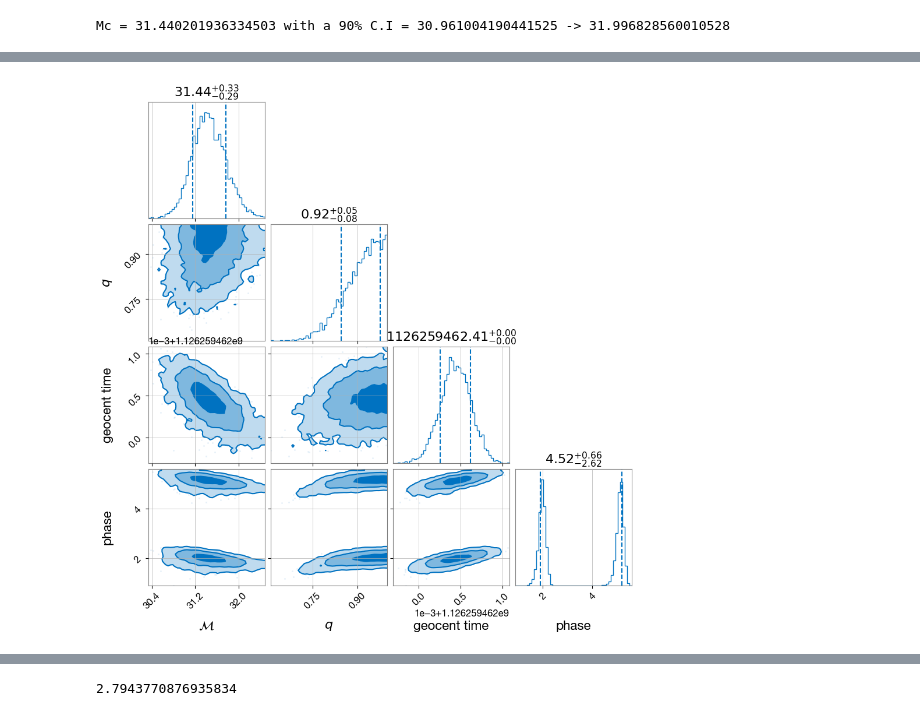
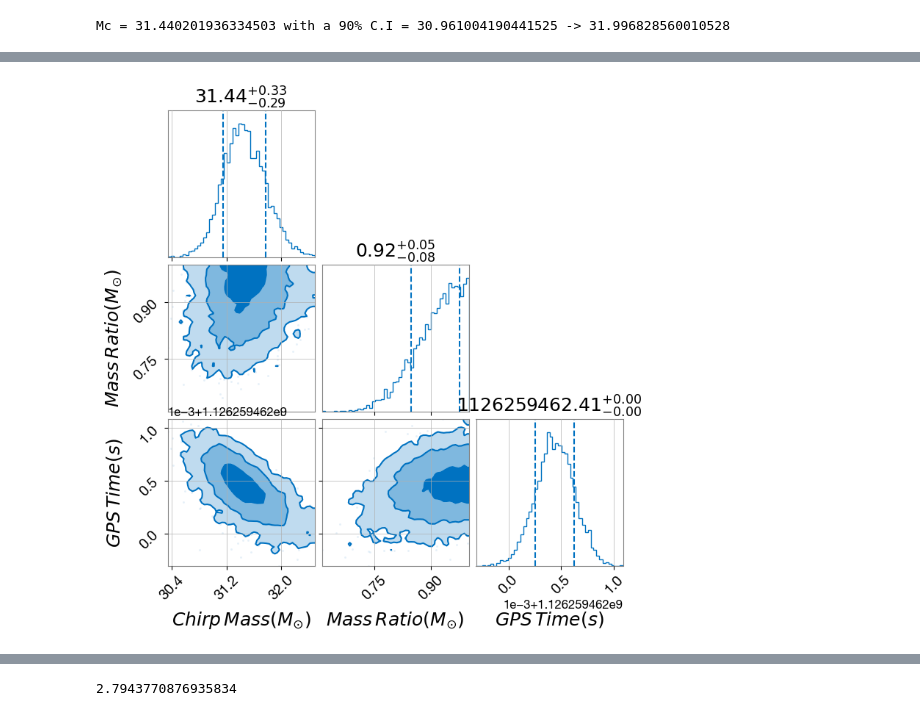
Before and after one commit to maxthebigcoda/astro-projects, a Jupyter notebook: parameter-estimation/bilby_real.ipynb, the cells around one changed output, grey strips where cells are left out. Saved outputs shown, nothing was run; the diff lists cells and outputs as text; code cells hidden in the pictures.

```diff
--- a/parameter-estimation/bilby_real.ipynb
+++ b/parameter-estimation/bilby_real.ipynb
@@ -425,4 +419,21 @@ NameError: name 'data' is not defined
-# %%
-result_short.plot_corner(parameters=["chirp_mass", "mass_ratio", "geocent_time", "phase"], prior=True)
-# %% [output]
-[figure, removed]
+# %%
+fig = result_short.plot_corner(parameters=["chirp_mass", "mass_ratio", "geocent_time"], prior=False,show_titles = False,labels=[r'$Chirp\,Mass (M_{\odot})$',r'$Mass\,Ratio (M_{\odot})$',r'$GPS\,Time (s)$'],
+                               label_kwargs={"fontsize":18},
+                               title_kwargs={"fontsize":18},
+                               truth_kwargs = {"fontsize":18},
+                               figsize = (20,20))#,label_kwargs={"labelpad": -100})
+# for ax in fig.axes:
+#     ax.title.set_visible(False)
+
+for ax in fig.axes:
+    plt.setp(ax.xaxis.get_majorticklabels(), fontsize=14)
+    plt.setp(ax.yaxis.get_majorticklabels(), fontsize=14)
+    plt.setp(ax.xaxis.get_minorticklabels(), fontsize=14)
+    plt.setp(ax.yaxis.get_minorticklabels(), fontsize=14)
+
+# plt.savefig("corner_plot_no_titles.png")
+plt.show()
+
+fig
+# %% [output]
+[figure, added]
```
Also changed, not shown: parts of 17 cells of this notebook.
